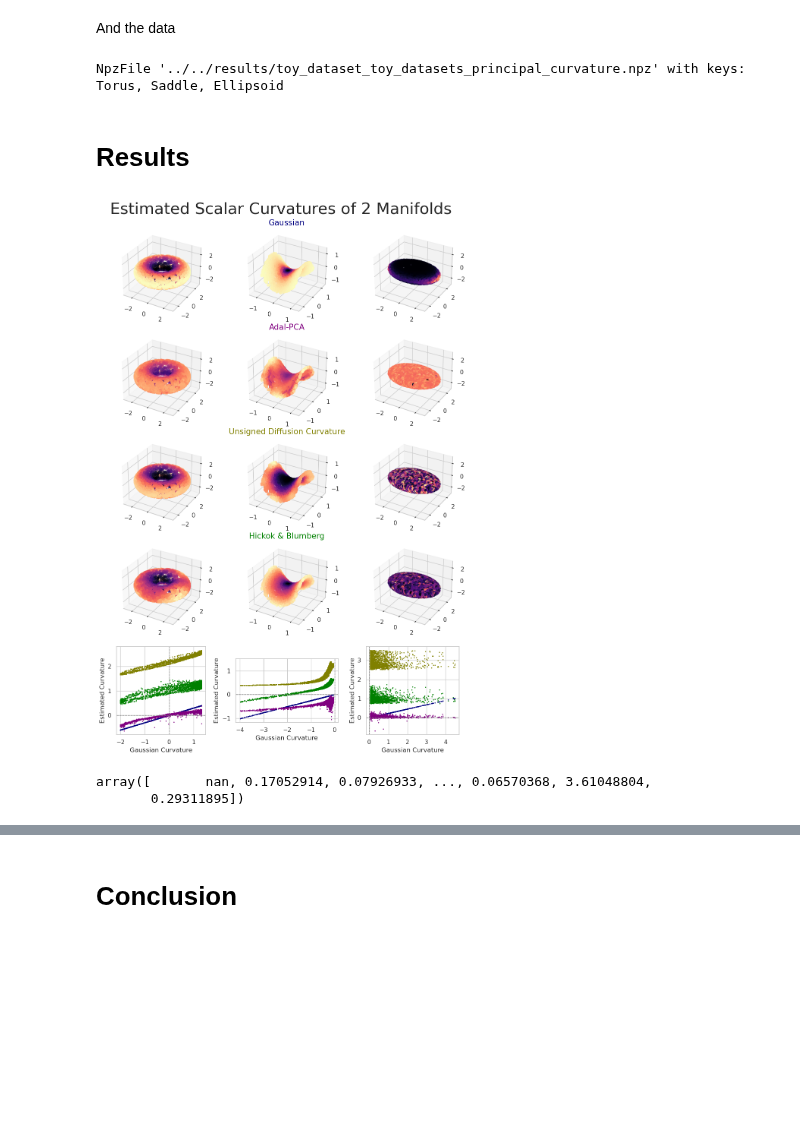
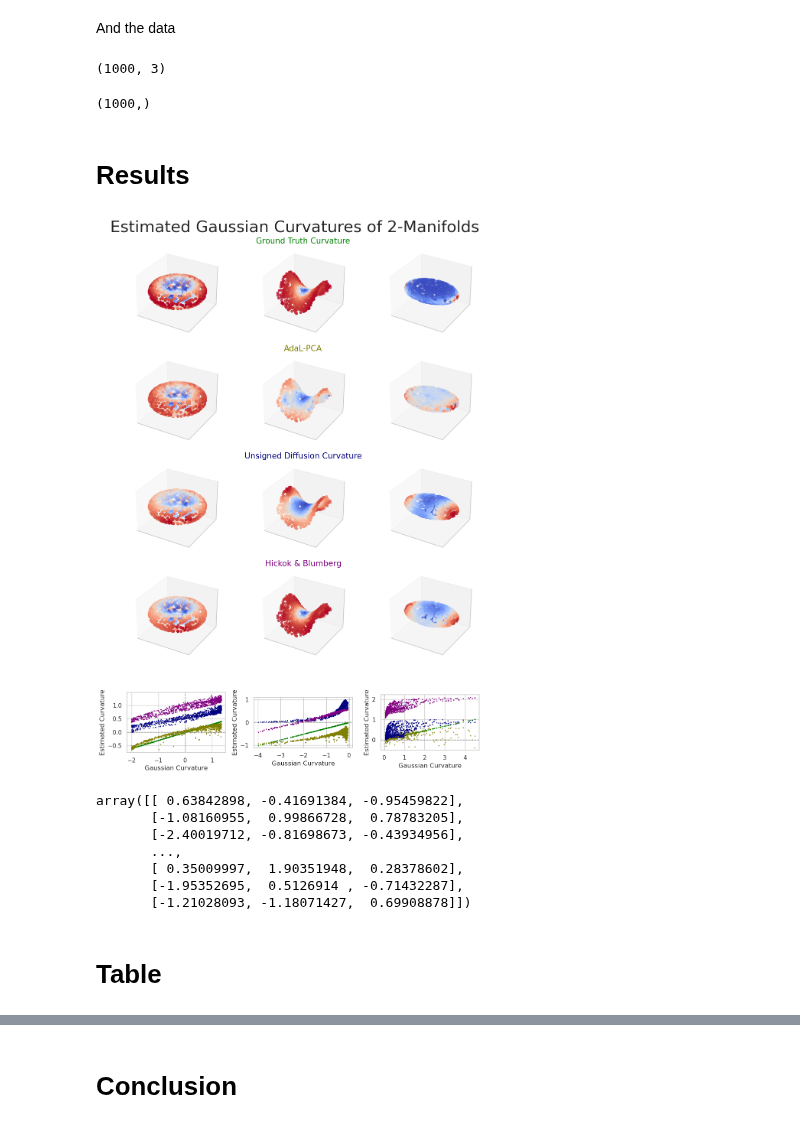
Before and after one commit to professorwug/diffusion-curvature, a Jupyter notebook: nbs/experiments/2a2-toy-manifolds-comparison.ipynb, the cells around one changed output, grey strips where cells are left out. Saved outputs shown, nothing was run; the diff lists cells and outputs as text; code cells hidden in the pictures; blank space fills up the shorter version.

```diff
--- a/nbs/experiments/2a2-toy-manifolds-comparison.ipynb
+++ b/nbs/experiments/2a2-toy-manifolds-comparison.ipynb
@@ -51,12 +65,22 @@ The comparison consists of two parts:
 Load up the results:
 # %%
 curvatures = {
+    'Ground Truth Curvature' : np.load("../../results/toy_datasets_ground_truth_curvatures_1000.npz"),
+    # 'AdaL-PCA' : np.load("../../results/toy_dataset_toy_datasets_principal_curvature_heuristic.npz"),
+    'AdaL-PCA' : np.load("../../results/toy_dataset_toy_datasets_principal_curvature_heuristic_filtered.npz"), # outlier points filtered out
+    # 'AdaL-PCA' : np.load("../../results/toy_dataset_toy_datasets_principal_curvature_no_heuristic_08_15.npz"),
     'Unsigned Diffusion Curvature' : np.load("../../results/toy_dataset_neurips_laziness_no_comparison.npz"),
     # 'Diffusion Curvature' : np.load("../../results/toy_dataset_wasserstein_fixed_ollivier.npz"),
-    'Hickok & Blumberg' : np.load("../../results/toy_dataset_toy_datasets_hickock_curvature_r2.npz"),
-    'Adal-PCA' : np.load("../../results/toy_dataset_toy_datasets_principal_curvature.npz"),
-    'Gaussian' : np.load("../../results/toy_datasets_ground_truth_curvatures.npz"),
+    'Hickok & Blumberg' : np.load("../../results/toy_dataset_toy_datasets_hickock_curvature_r3.14.npz"),
 }
+scaled_curvatures = dict(curvatures)
 # %% [markdown]
 And the data
+# %%
+Xs = np.load("../../results/toy_data_saved_1000.npz")
+Ks = np.load("../../results/toy_datasets_ground_truth_curvatures_1000.npz")
+# %%
+Xs['Ellipsoid'].shape
+# %% [output]
+(1000, 3)
 # %%
@@ -81,7 +105,7 @@ for noise_scale in [0.1, 0.2, 0.3, 0.4, 0.5]:
-# %%
-curvatures['Adal-PCA']
-# %% [output]
-NpzFile '../../results/toy_dataset_toy_datasets_principal_curvature.npz' with keys: Torus, Saddle, Ellipsoid
+# %%
+curvatures['Hickok & Blumberg']['Torus'].shape
+# %% [output]
+(1000,)
 # %% [markdown]
 # Results
 # %%
@@ -105,10 +129,10 @@ ground_truth_labels = Ks
 sns.set(style="whitegrid")
 
 fig_shape = (len(curvatures.keys()) + 1, len(key_names))
-method_colors = ['navy', 'purple', 'olive', 'green']
+method_colors = ['green', 'olive', 'navy', 'purple']
 assert len(method_colors) == len(curvatures.keys())
 
-ordered_keys = ['Gaussian', 'Adal-PCA', 'Unsigned Diffusion Curvature', 'Hickok & Blumberg']
+ordered_keys = curvatures.keys() #['Gaussian', 'Adal-PCA', 'Unsigned Diffusion Curvature', 'Hickok & Blumberg']
 assert set(ordered_keys) == set(curvatures.keys())
 
 # Create a figure and axes with 2 rows and 3 columns
@@ -126,38 +150,51 @@ for i, key in enumerate(key_names):
         axs[j, i].axes.set_xlim3d(left=-lim, right=lim)
         axs[j, i].axes.set_ylim3d(bottom=-lim, top=lim)
         axs[j, i].axes.set_zlim3d(bottom=-lim, top=lim)
-        scatter3d = axs[j, i].scatter(Xs[key][:, 0], Xs[key][:, 1], Xs[key][:, 2], c=curvatures[method_name][key], cmap='magma')
+        axs[j, i].set_xticks([])
+        axs[j, i].set_yticks([])
+        axs[j, i].set_zticks([])
+
+        scaled_labels = labels[method_name][key]
+        scaled_labels = scaled_labels / (max(scaled_labels) - min(scaled_labels))
+        scatter3d = axs[j, i].scatter(Xs[key][:, 0], Xs[key][:, 1], Xs[key][:, 2], c=scaled_labels, cmap = 'coolwarm')
         if i == 1:
             axs[j, i].set_title(f'{method_name}',fontsize=15, c = method_colors[j])
 
     # Scatter plot for the second row, colored by labels
     # axs[j+1, i].remove()
     # axs[j+1, i] = fig.add_subplot(fig_shape[0], fig_shape[1], i+4)
     for k, method_name in enumerate(ordered_keys):
         # min max scaling
         scaled_labels = labels[method_name][key]
         scaled_labels = scaled_labels / (max(scaled_labels) - min(scaled_labels))
         scatter2d = axs[j+1, i].scatter(ground_truth_labels[key], scaled_labels, c = method_colors[k], s = 1)
         axs[j+1,i].set_aspect('equal')
     # axs[1, i].set_title(f'')
     axs[j+1, i].set_xlabel('Gaussian Curvature')
     axs[j+1, i].set_ylabel('Estimated Curvature')
 
 
     # Highlight the origin lines in 2D scatter plots
     axs[j+1, i].axhline(0, color='gray', linewidth=1, linestyle='--')
     axs[j+1, i].axvline(0, color='gray', linewidth=1, linestyle='--')
 
     # # Add colorbar for each subplot
     # fig.colorbar(scatter3d, ax=axs[0, i], fraction=0.046, pad=0.04)
     # fig.colorbar(scatter2d, ax=axs[1, i], fraction=0.046, pad=0.04)
-plt.suptitle("Estimated Scalar Curvatures of 2 Manifolds", fontsize=30)
+plt.suptitle("Estimated Gaussian Curvatures of 2-Manifolds", fontsize=30)
 plt.tight_layout()
 plt.show()
 # %% [output]
-[figure, old version]
+[figure, new version]
-# %%
-curvatures['Gaussian']['Ellipsoid']
-# %% [output]
-array([       nan, 0.17052914, 0.07926933, ..., 0.06570368, 3.61048804,
-       0.29311895])
+# %%
+Xs['Ellipsoid']
+# %% [output]
+array([[ 0.63842898, -0.41691384, -0.95459822],
+       [-1.08160955,  0.99866728,  0.78783205],
+       [-2.40019712, -0.81698673, -0.43934956],
+       ...,
+       [ 0.35009997,  1.90351948,  0.28378602],
+       [-1.95352695,  0.5126914 , -0.71432287],
+       [-1.21028093, -1.18071427,  0.69908878]])
+# %% [markdown]
+# Table
```
Also changed, not shown: parts of 15 cells of this notebook, 18 other files.
